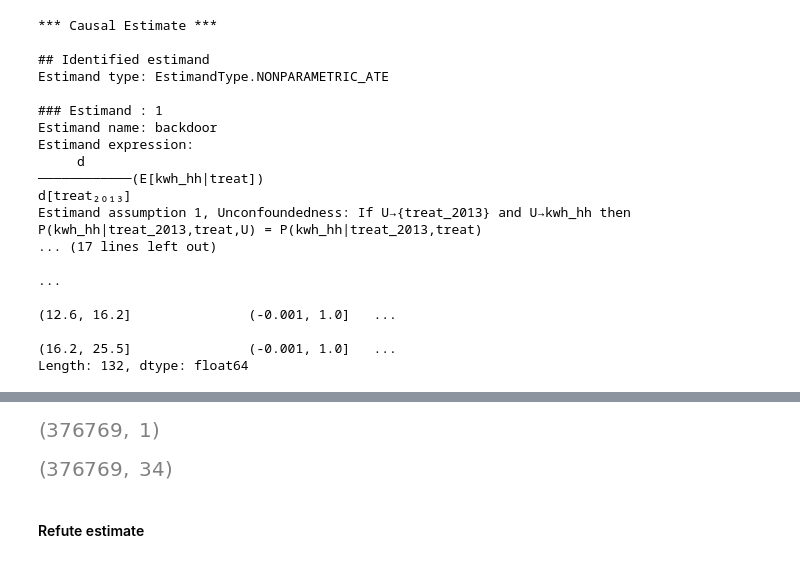
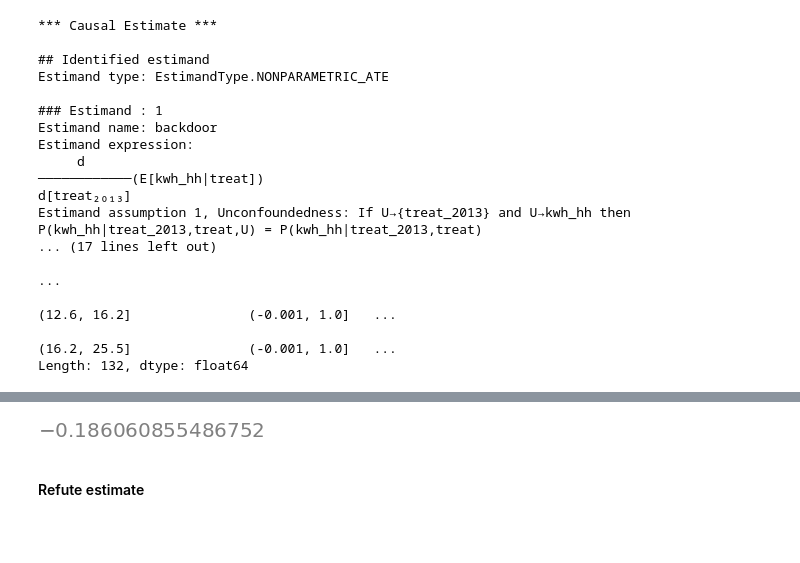
Before and after one commit to AlvaroCorrales/smart-meters-london, a Jupyter notebook: Causal analysis - CATE.ipynb, the cells around one changed output, grey strips where cells are left out. Drawn from its saved outputs; the diff is of its cells as text; code cells hidden in the pictures; blank space fills up the shorter version.

```diff
--- a/Causal analysis - CATE.ipynb
+++ b/Causal analysis - CATE.ipynb
@@ -150,18 +150,18 @@ Estimand assumption 1, Unconfoundedness: If U→{treat_2013} and U→kwh_hh then
 Length: 132, dtype: float64
 # %%
 from sklearn.preprocessing import PolynomialFeatures
-from sklearn.linear_model import LassoCV
 from sklearn.ensemble import GradientBoostingRegressor
 
-dml_estimate = model.estimate_effect(identified_estimand, method_name="backdoor.econml.dml.DML",
-                                     control_value = 0,
-                                     treatment_value = 1,
-                                #  target_units = lambda df_daily: df_daily["Acorn_enc"]<1,  # condition used for CATE
-                                 confidence_intervals=False,
-                                 method_params={"init_params":{'model_y':GradientBoostingRegressor(),
-                                                              'model_t': GradientBoostingRegressor(),
-                                                              "model_final":LassoCV(fit_intercept=False),
-                                                              'featurizer':PolynomialFeatures(degree=1, include_bias=False)},
-                                                 "fit_params":{}}
-                                )
+dml_estimate = model.estimate_effect(identified_estimand,
+                                    method_name="backdoor.econml.dml.CausalForestDML",
+                                    control_value = 0,
+                                    treatment_value = 1,
+                                    #  target_units = lambda df_daily: df_daily["Acorn_enc"]<=6,  # condition used for CATE
+                                    confidence_intervals=False,
+                                    method_params={"init_params":{'model_y': GradientBoostingRegressor(),
+                                                                'model_t': GradientBoostingRegressor(),
+                                                                'featurizer':PolynomialFeatures(degree=2, include_bias=False)
+                                                                },
+                                                    "fit_params":{}}
+                                    )
 print(dml_estimate)
@@ -186,11 +168,7 @@ Estimand assumption 1, Unconfoundedness: If U→{treat_2013} and U→kwh_hh then
-# %%
-dml_estimate.cate_estimates.shape
-# %% [output]
-[figure, removed]
-# %%
-df_daily.shape
-# %% [output]
-[figure, removed]
+# %%
+dml_estimate.value
+# %% [output]
+[figure, added]
 # %% [markdown]
 #### Refute estimate
 # %%
```
Also changed, not shown: parts of 4 cells of this notebook.
